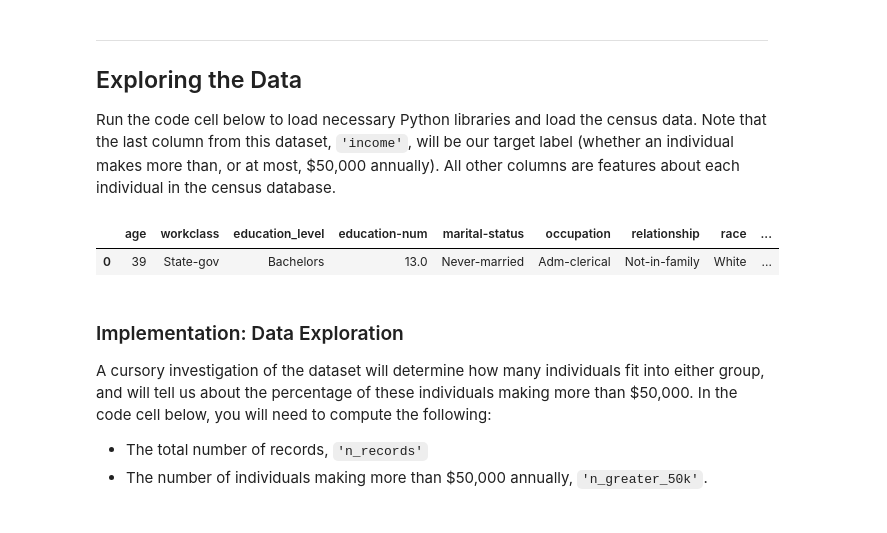
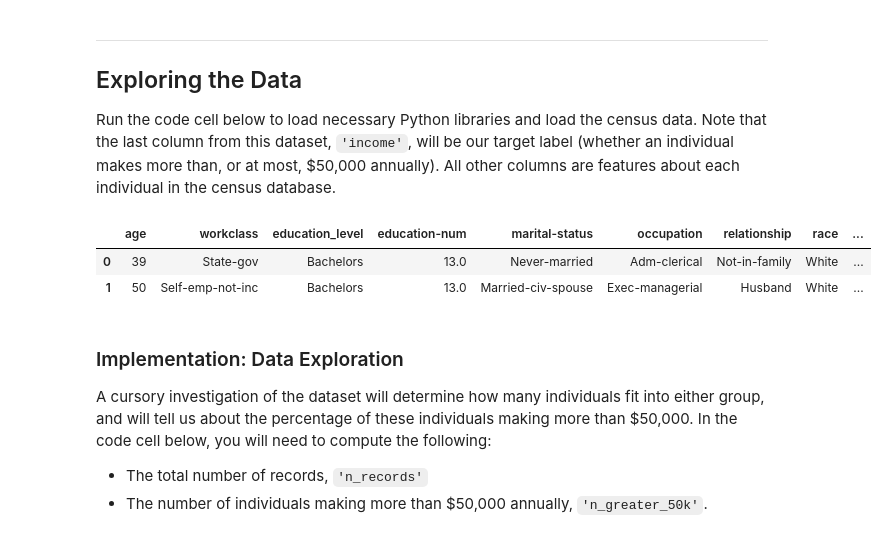
Before and after one commit to zeeshanhs/JN_FindingDonors_implementation, a Jupyter notebook: finding_donors.ipynb, the cells around one changed output. Saved outputs shown, nothing was run; the diff lists cells and outputs as text; code cells hidden in the pictures.

Commit message:
Visualizing data

```diff
--- a/finding_donors.ipynb
+++ b/finding_donors.ipynb
@@ -21,24 +21,25 @@ Run the code cell below to load necessary Python libraries and load the census d
 # %%
 # Import libraries necessary for this project
 import numpy as np
 import pandas as pd
 from time import time
 from IPython.display import display # Allows the use of display() for DataFrames
 
 # Import supplementary visualization code visuals.py
 import visuals as vs
 
 # Pretty display for notebooks
 %matplotlib inline
 
 # Load the Census dataset
 data = pd.read_csv("census.csv")
 
 # Success - Display the first record
-display(data.head(n=1))
+display(data.head(n=2))
 # %% [output]
 |  | age | workclass | education_level | education-num | marital-status | occupation | relationship | race | ... |
 | 0 | 39 | State-gov | Bachelors | 13.0 | Never-married | Adm-clerical | Not-in-family | White | ... |
+| 1 | 50 | Self-emp-not-inc | Bachelors | 13.0 | Married-civ-spouse | Exec-managerial | Husband | White | ... |
 # %% [markdown]
 ### Implementation: Data Exploration
 A cursory investigation of the dataset will determine how many individuals fit into either group, and will tell us about the percentage of these individuals making more than \$50,000. In the code cell below, you will need to compute the following:
```
